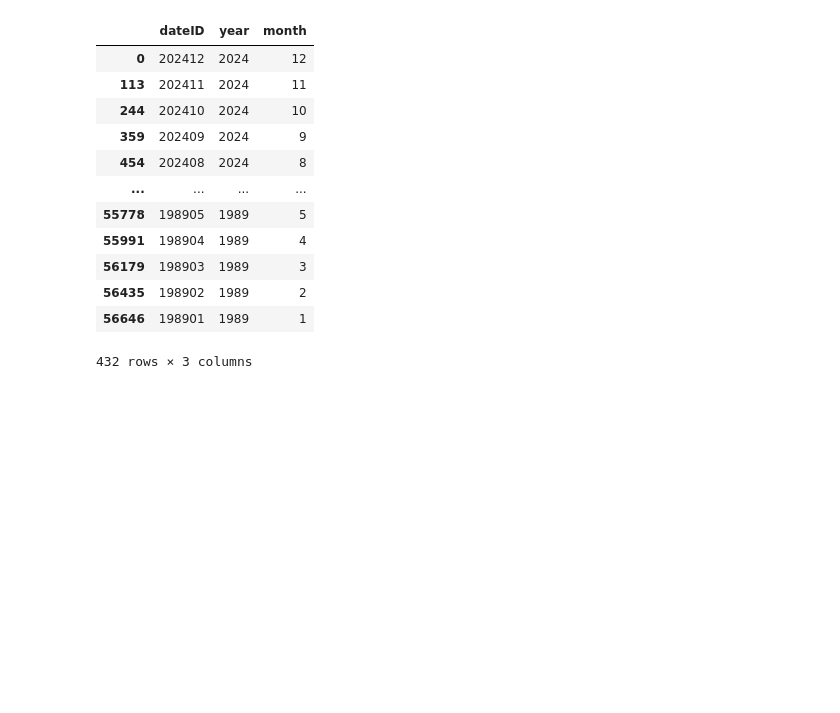
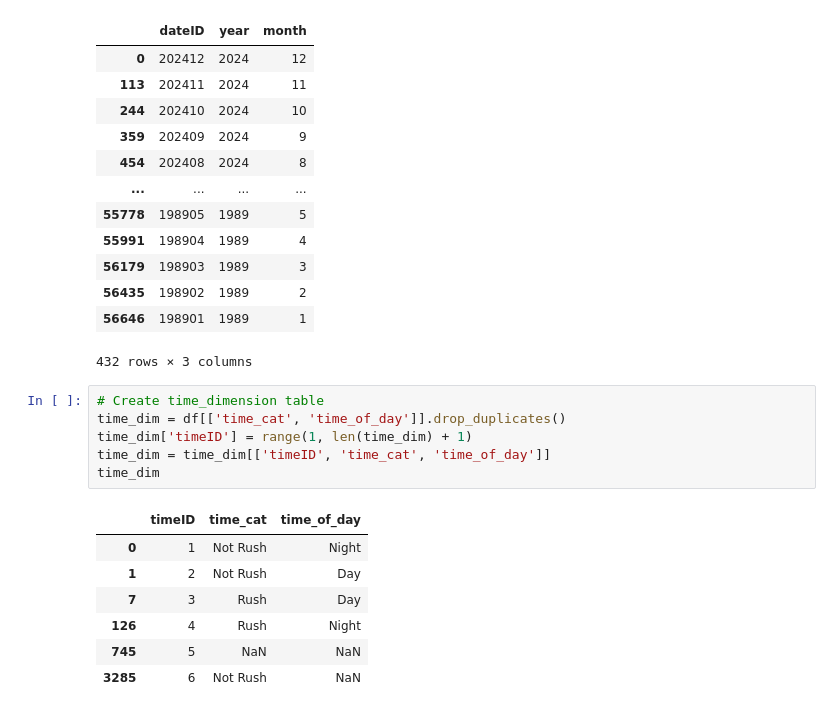
Before and after one commit to gambit0070/Data-Warehouse, a Jupyter notebook: ETL.ipynb, the cells around one changed output. Drawn from its saved outputs; the diff is of its cells as text; blank space fills up the shorter version.

```diff
--- a/ETL.ipynb
+++ b/ETL.ipynb
@@ -429,3 +435,17 @@ date_dim
 | 56435 | 198902 | 1989 | 2 |
 | 56646 | 198901 | 1989 | 1 |
 432 rows × 3 columns
+# %%
+# Create time_dimension table
+time_dim = df[['time_cat', 'time_of_day']].drop_duplicates()
+time_dim['timeID'] = range(1, len(time_dim) + 1)
+time_dim = time_dim[['timeID', 'time_cat', 'time_of_day']]
+time_dim
+# %% [output]
+|  | timeID | time_cat | time_of_day |
+| 0 | 1 | Not Rush | Night |
+| 1 | 2 | Not Rush | Day |
+| 7 | 3 | Rush | Day |
+| 126 | 4 | Rush | Night |
+| 745 | 5 | NaN | NaN |
+| 3285 | 6 | Not Rush | NaN |
```
Also changed, not shown: parts of 8 cells of this notebook, 4 other files.
